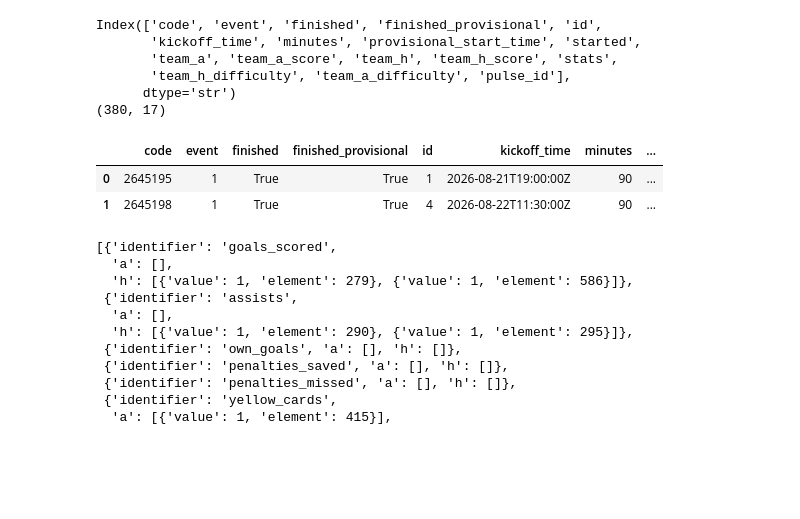
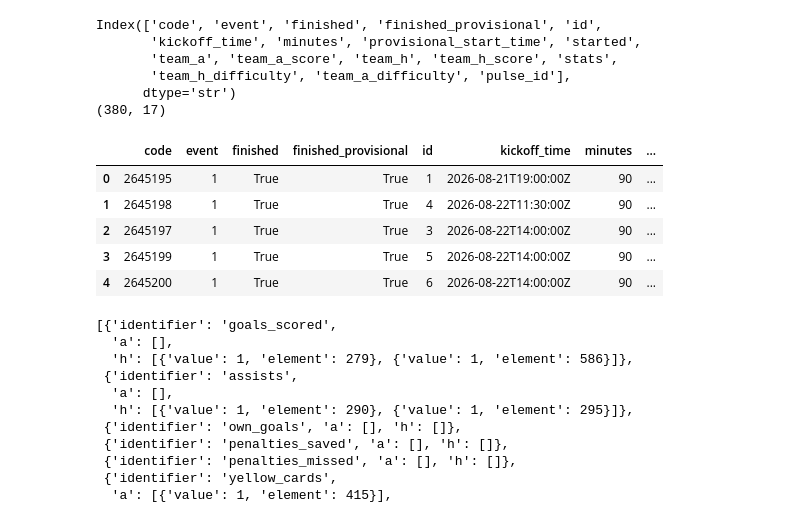
Before and after one commit to omarislam7/Fantasy-PL, a Jupyter notebook: notebooks/01_api_explore.ipynb, the cells around one changed output. Saved outputs shown, nothing was run; the diff lists cells and outputs as text; code cells hidden in the pictures; blank space fills up the shorter version.

```diff
--- a/notebooks/01_api_explore.ipynb
+++ b/notebooks/01_api_explore.ipynb
@@ -285,11 +285,14 @@ Index(['code', 'event', 'finished', 'finished_provisional', 'id',
       dtype='str')
 (380, 17)
 # %%
-fixtures.head(2)
+fixtures.head()
 # %% [output]
 |  | code | event | finished | finished_provisional | id | kickoff_time | minutes | ... |
 | 0 | 2645195 | 1 | True | True | 1 | 2026-08-21T19:00:00Z | 90 | ... |
 | 1 | 2645198 | 1 | True | True | 4 | 2026-08-22T11:30:00Z | 90 | ... |
+| 2 | 2645197 | 1 | True | True | 3 | 2026-08-22T14:00:00Z | 90 | ... |
+| 3 | 2645199 | 1 | True | True | 5 | 2026-08-22T14:00:00Z | 90 | ... |
+| 4 | 2645200 | 1 | True | True | 6 | 2026-08-22T14:00:00Z | 90 | ... |
 # %%
 fixtures["stats"][1]
 # %% [output]
```
Also changed, not shown: parts of 16 cells of this notebook.
